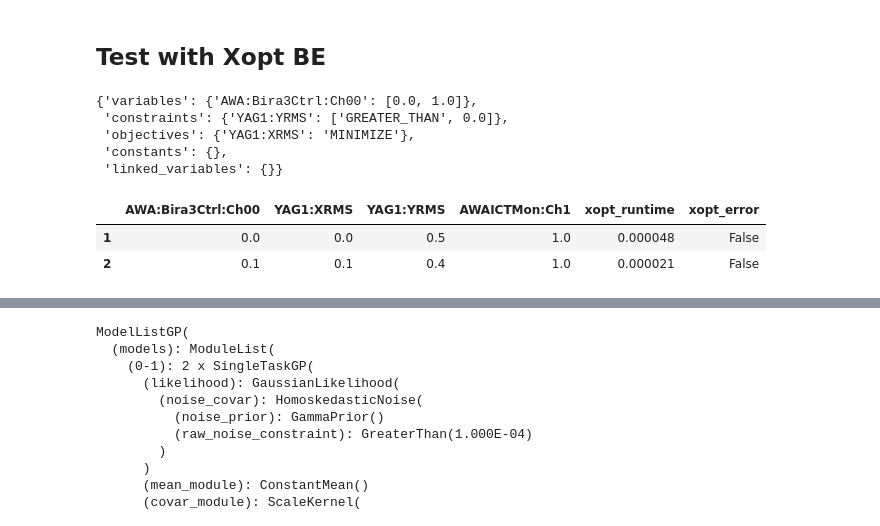
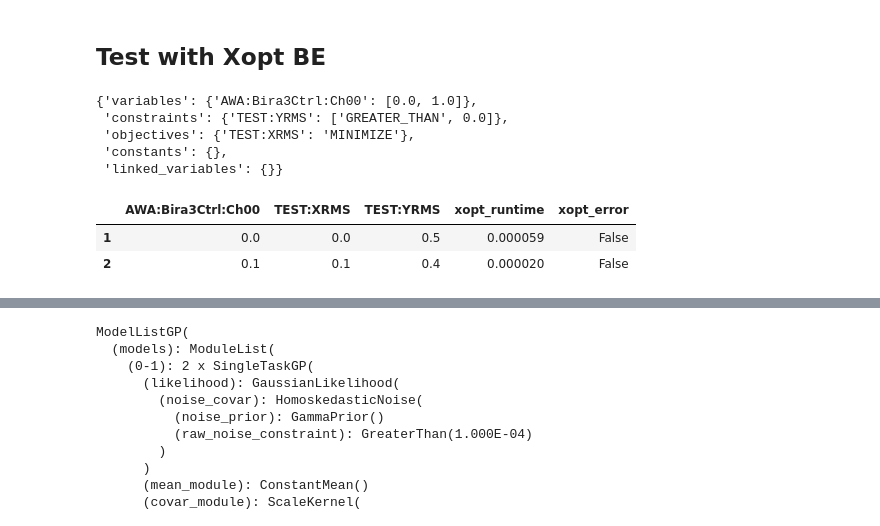
Before and after one commit to seongyeolk/awa-badger, a Jupyter notebook: emittance_meas_example.ipynb, the cells around one changed output, grey strips where cells are left out. Saved outputs shown, nothing was run; the diff lists cells and outputs as text; code cells hidden in the pictures.

```diff
--- a/emittance_meas_example.ipynb
+++ b/emittance_meas_example.ipynb
@@ -67,13 +65,13 @@ from xopt.generators.bayesian import BayesianExplorationGenerator
 
 def evaluate(inputs):
     env.set_variables(inputs)
-    return env.get_observables(env.observables)
+    return env.get_observables(["TEST:XRMS", "TEST:YRMS"])
 
 # remove one variable
 variables = dict((name, env.variables[name]) for name in ["AWA:Bira3Ctrl:Ch00"])
 vocs = VOCS(variables=variables,
-            objectives={"YAG1:XRMS":"MINIMIZE"},
-            constraints={"YAG1:YRMS":["GREATER_THAN",0.0]})
+            objectives={"TEST:XRMS":"MINIMIZE"},
+            constraints={"TEST:YRMS":["GREATER_THAN",0.0]})
 generator = BayesianExplorationGenerator(vocs)
 evaluator = Evaluator(function=evaluate)
 X = Xopt(vocs=vocs, evaluator=evaluator, generator=generator)
@@ -81,17 +79,18 @@ X = Xopt(vocs=vocs, evaluator=evaluator, generator=generator)
 vocs.dict()
 # %% [output]
 {'variables': {'AWA:Bira3Ctrl:Ch00': [0.0, 1.0]},
- 'constraints': {'YAG1:YRMS': ['GREATER_THAN', 0.0]},
- 'objectives': {'YAG1:XRMS': 'MINIMIZE'},
+ 'constraints': {'TEST:YRMS': ['GREATER_THAN', 0.0]},
+ 'objectives': {'TEST:XRMS': 'MINIMIZE'},
  'constants': {},
  'linked_variables': {}}
 # %%
 import pandas as pd
 X.evaluate_data(pd.DataFrame({"AWA:Bira3Ctrl:Ch00":[0.0,0.1]}))
+X.data
 # %% [output]
-|  | AWA:Bira3Ctrl:Ch00 | YAG1:XRMS | YAG1:YRMS | AWAICTMon:Ch1 | xopt_runtime | xopt_error |
-| 1 | 0.0 | 0.0 | 0.5 | 1.0 | 0.000048 | False |
-| 2 | 0.1 | 0.1 | 0.4 | 1.0 | 0.000021 | False |
+|  | AWA:Bira3Ctrl:Ch00 | TEST:XRMS | TEST:YRMS | xopt_runtime | xopt_error |
+| 1 | 0.0 | 0.0 | 0.5 | 0.000059 | False |
+| 2 | 0.1 | 0.1 | 0.4 | 0.000020 | False |
 # %%
 for i in range(15):
     X.step()
```
Also changed, not shown: parts of 6 cells of this notebook, 4 other files.
